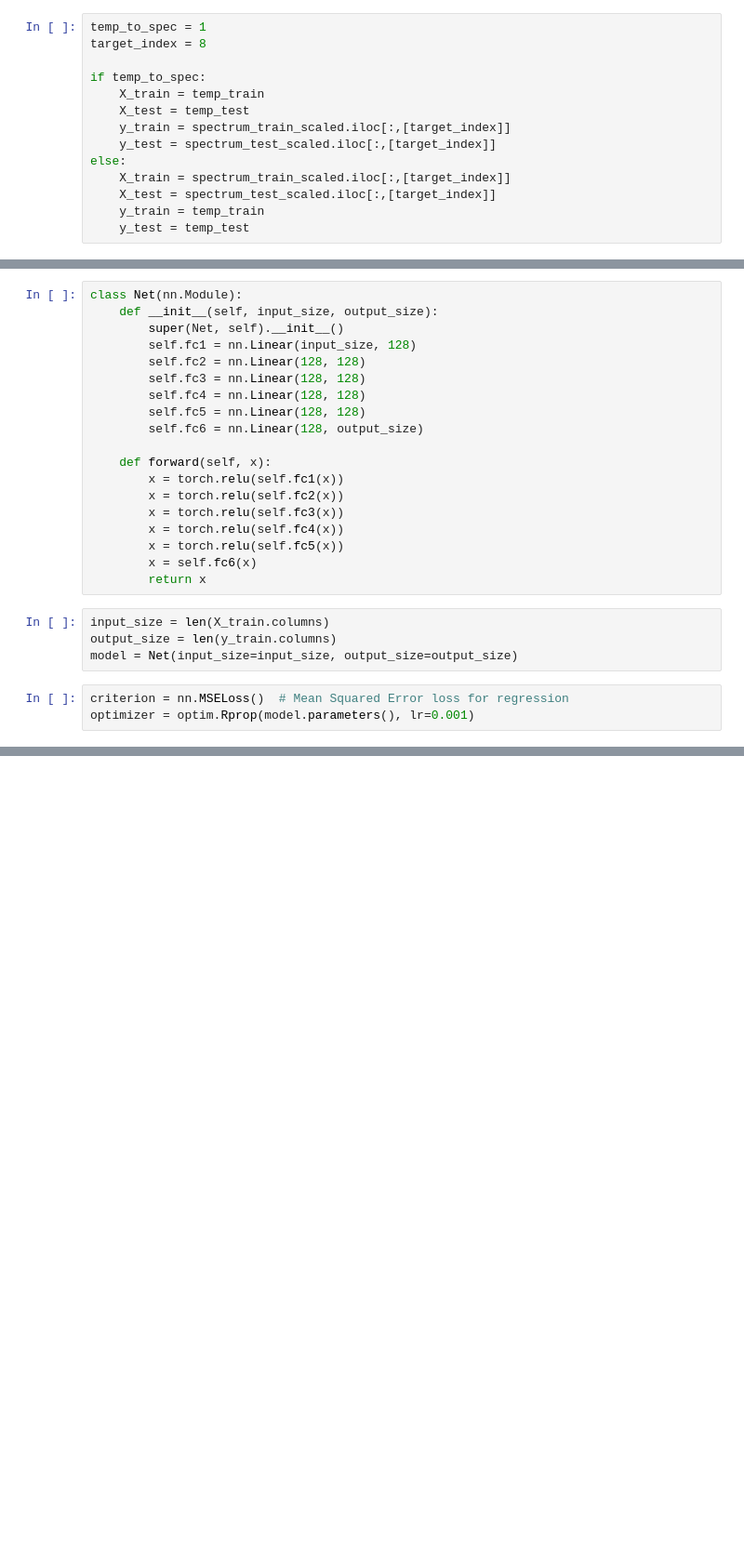
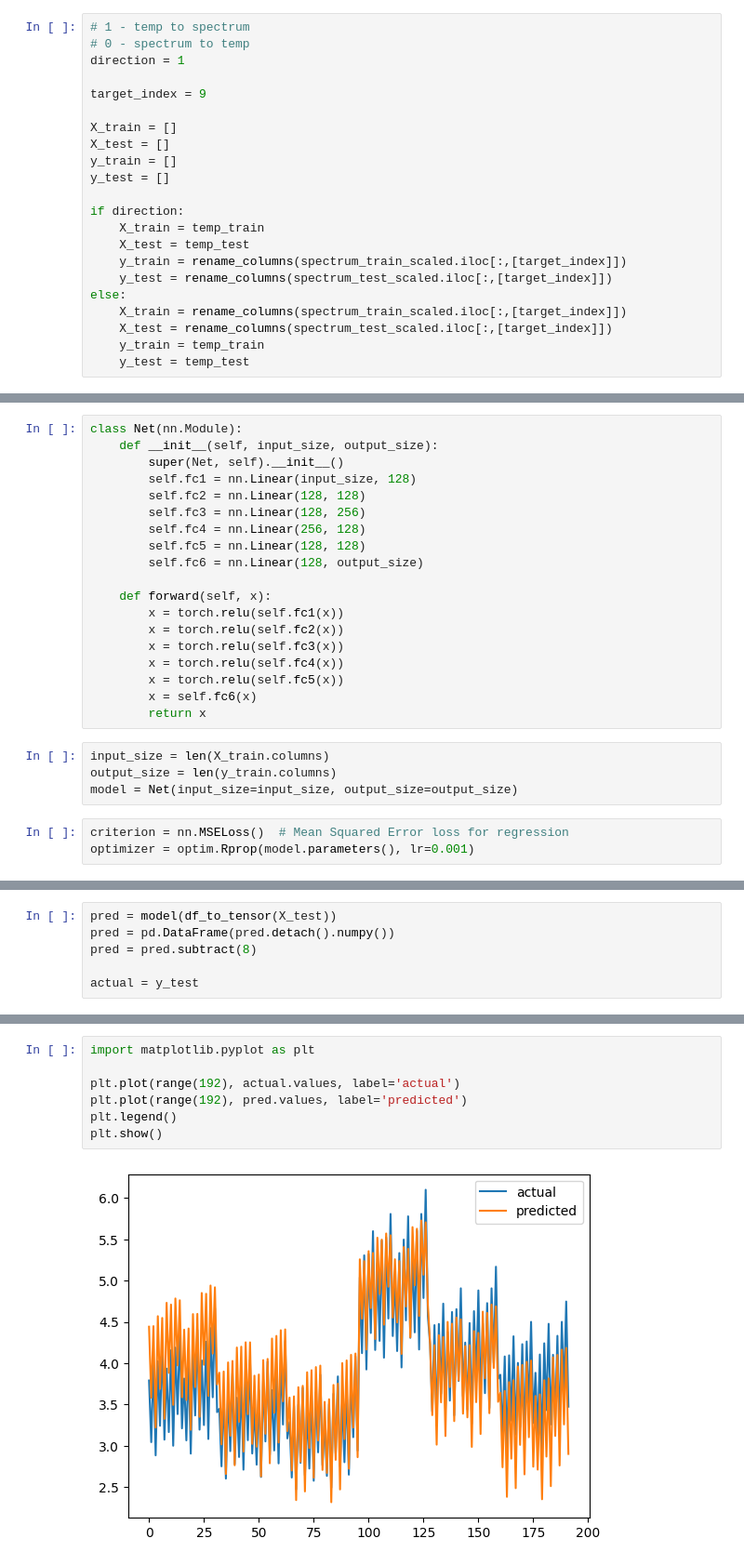
Before and after one commit to iAmBrig12/REU_AI_Thermography, a Jupyter notebook: one_feature.ipynb, the cells around one changed output, grey strips where cells are left out. Shown: that part at 93% size. Drawn from its saved outputs; the diff is of its cells as text; blank space fills up the shorter version.

```diff
--- a/one_feature.ipynb
+++ b/one_feature.ipynb
@@ -16,15 +23,23 @@ spectrum_test_scaled = spectrum_test.multiply(10**12)
 # %%
-temp_to_spec = 1
-target_index = 8
+# 1 - temp to spectrum
+# 0 - spectrum to temp
+direction = 1
 
-if temp_to_spec:
+target_index = 9
+
+X_train = []
+X_test = []
+y_train = []
+y_test = []
+
+if direction:
     X_train = temp_train
     X_test = temp_test
-    y_train = spectrum_train_scaled.iloc[:,[target_index]]
-    y_test = spectrum_test_scaled.iloc[:,[target_index]]
+    y_train = rename_columns(spectrum_train_scaled.iloc[:,[target_index]])
+    y_test = rename_columns(spectrum_test_scaled.iloc[:,[target_index]])
 else:
-    X_train = spectrum_train_scaled.iloc[:,[target_index]]
-    X_test = spectrum_test_scaled.iloc[:,[target_index]]
+    X_train = rename_columns(spectrum_train_scaled.iloc[:,[target_index]])
+    X_test = rename_columns(spectrum_test_scaled.iloc[:,[target_index]])
     y_train = temp_train
     y_test = temp_test
 # %%
@@ -49,8 +64,8 @@ class Net(nn.Module):
         super(Net, self).__init__()
         self.fc1 = nn.Linear(input_size, 128)
         self.fc2 = nn.Linear(128, 128)
-        self.fc3 = nn.Linear(128, 128)
-        self.fc4 = nn.Linear(128, 128)
+        self.fc3 = nn.Linear(128, 256)
+        self.fc4 = nn.Linear(256, 128)
         self.fc5 = nn.Linear(128, 128)
         self.fc6 = nn.Linear(128, output_size)
 
@@ -117,0 +130,6 @@ Epoch 15/15, Loss: 0.086542
+# %%
+pred = model(df_to_tensor(X_test))
+pred = pd.DataFrame(pred.detach().numpy())
+pred = pred.subtract(8)
+
+actual = y_test
@@ -117,0 +168,9 @@ Epoch 15/15, Loss: 0.086542
+# %%
+import matplotlib.pyplot as plt
+
+plt.plot(range(192), actual.values, label='actual')
+plt.plot(range(192), pred.values, label='predicted')
+plt.legend()
+plt.show()
+# %% [output]
+[figure, added]
```
Also changed, not shown: parts of 5 cells of this notebook, 1 other file.
